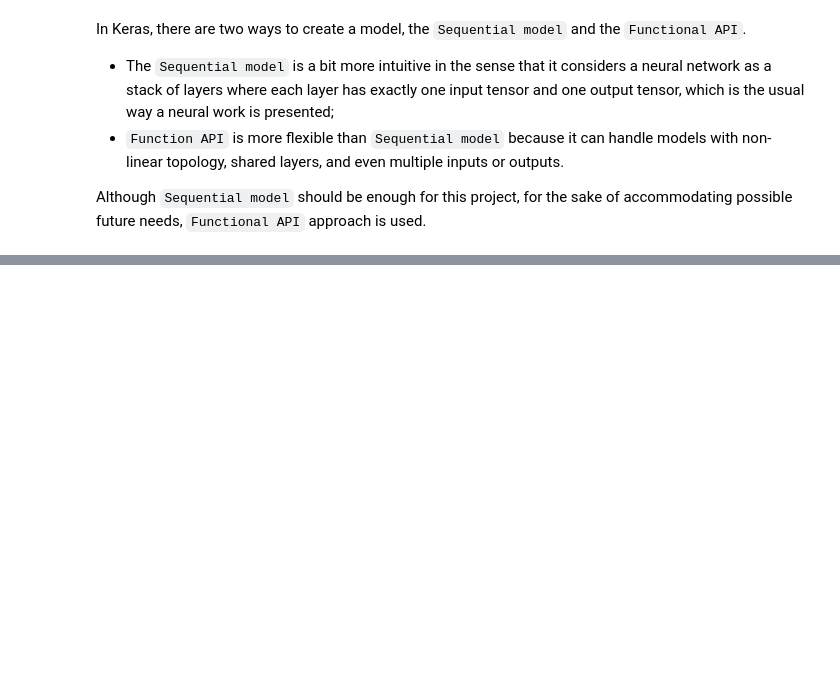
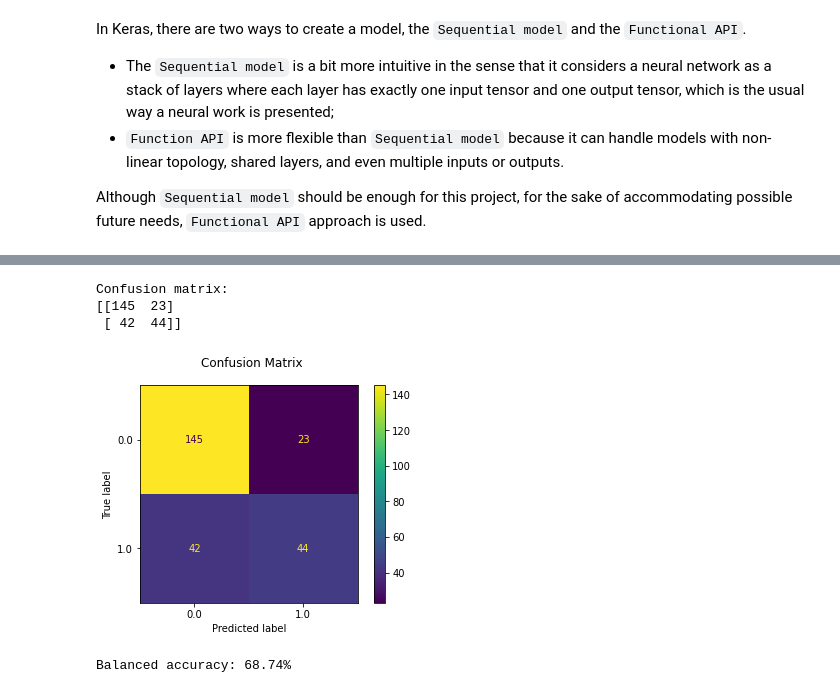
Before and after one commit to alex-lt-kong/image-classification, a Jupyter notebook: 00_keras-basics.ipynb, the cells around one changed output, grey strips where cells are left out. Cells and saved outputs as stored; diff of their text form; code cells hidden in the pictures; blank space fills up the shorter version.

Commit message:
add sklearn mlp as comparison

```diff
--- a/00_keras-basics.ipynb
+++ b/00_keras-basics.ipynb
@@ -133,0 +128,31 @@ Confusion matrix:
+# %%
+from sklearn.neural_network import MLPClassifier as mlpc
+
+clf = mlpc(hidden_layer_sizes=(100, ))
+# Keras allows users to specify the activation function of the output layer.
+# However, you canNOT set this parameter in scikit-learn, though you can check
+# the automatically selected activation function via the out_activation_ attribute of
+# a model.
+# https://stackoverflow.com/questions/55337843/what-kind-of-activation-is-used-by-scikitlearns-mlpclasssifier-in-output-layer
+clf.fit(X_train, y_train)
+
+y_pred = clf.predict(X_test)
+# %%
+disp = metrics.ConfusionMatrixDisplay.from_predictions(y_test, y_pred)
+disp.figure_.suptitle("Confusion Matrix")
+print(f"Confusion matrix:\n{disp.confusion_matrix}")
+# %% [output]
+Confusion matrix:
+[[145  23]
+ [ 42  44]]
+[figure, added]
+# %%
+tn, fp, fn, tp = metrics.confusion_matrix(y_true=y_test, y_pred=y_pred).ravel()
+accuracy = (tn + tp) / (tn + fp + fn + tp)
+tpr = tp / (tp + fn)
+fpr = fp / (fp + tn)
+tnr = tn / (tn + fp)
+balanced_accuracy = (tpr + tnr) / 2
+print(f"Balanced accuracy: {balanced_accuracy*100:.2f}%")
+# %% [output]
+Balanced accuracy: 68.74%
```
Also changed, not shown: parts of 7 cells of this notebook, 1 other file.
